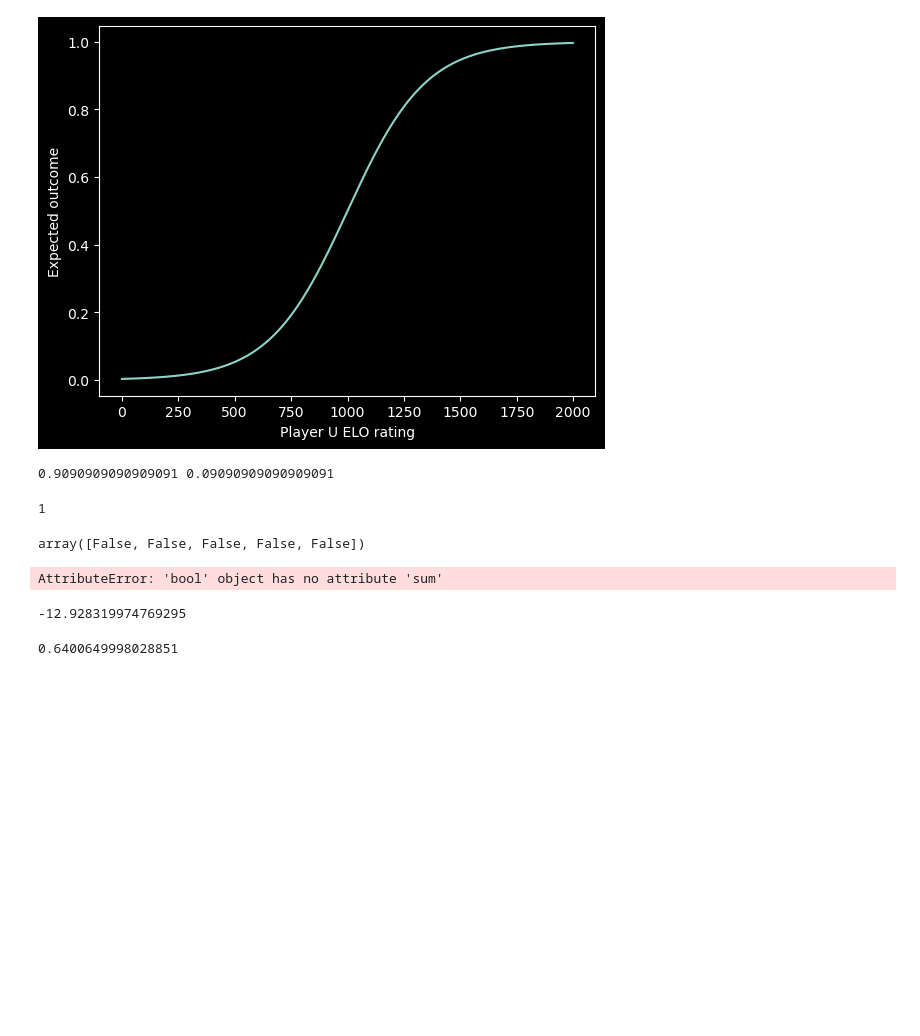
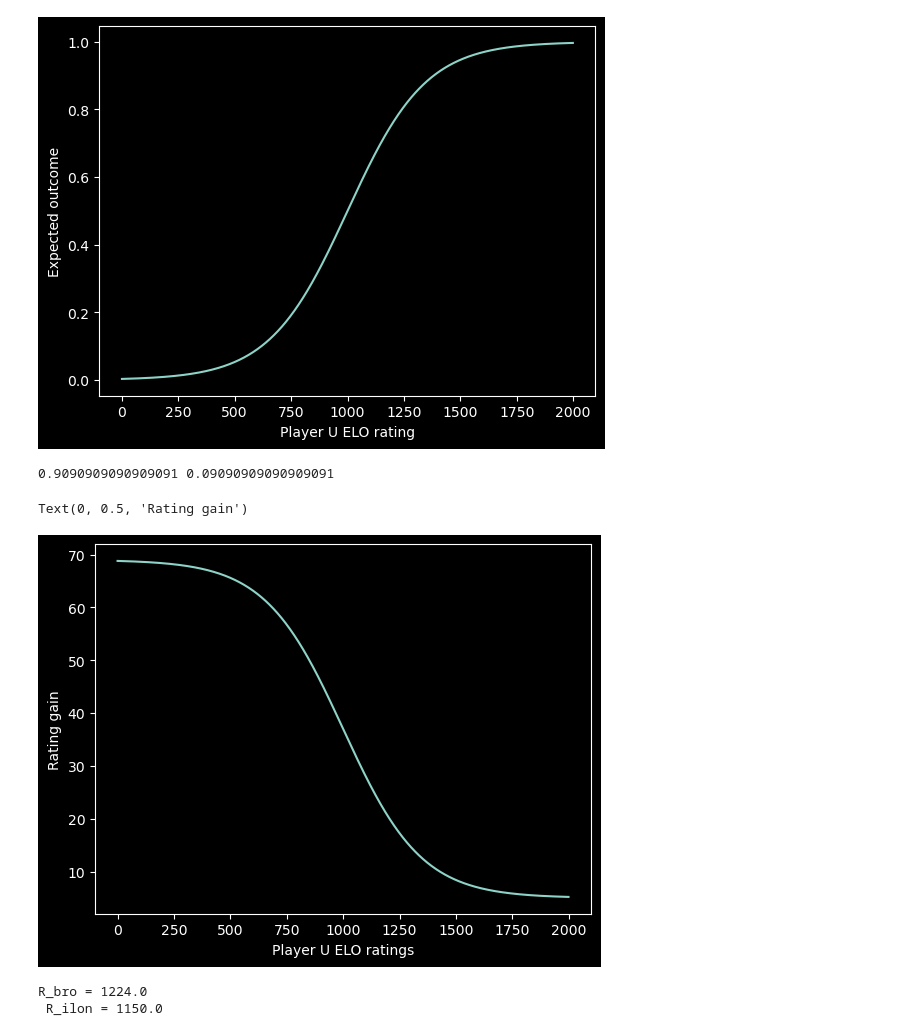
Before and after one commit to quan-possible/rf-ping-pong, a Jupyter notebook: viz.ipynb, the cells around one changed output. Saved outputs shown, nothing was run; the diff lists cells and outputs as text; code cells hidden in the pictures; blank space fills up the shorter version.

Commit message:
Refractored visualization code

```diff
--- a/viz.ipynb
+++ b/viz.ipynb
@@ -25,13 +23,5 @@ if len
-# %%
-len(np.array(1).reshape(-1))
-# %% [output]
-1
-# %%
-np.isin(np.random.rand(5),[0,1])
-# %% [output]
-array([False, False, False, False, False])
 # %%
-def rating_gain(player_rating, opponent_rating, actual_outcome: Union[list, np.ndarray], b=5, k=64):
+def rating_gain(player_rating, opponent_rating, actual_outcome: Union[list, np.ndarray], s_inv=1/400,b=5, k=64):
     """
     Calculates the change in player rating after a match based on their rating,
     their opponent's rating, and the actual outcome of the match.
@@ -44,41 +34,34 @@ def rating_gain(player_rating, opponent_rating, actual_outcome: Union[list, np.n
             list or array should be either 1 (if the player won) or 0
             (if the player lost). The length of this object should be
             the number of matches played.
         b (int, optional): A constant used in the calculation. Defaults to 5.
         k (int, optional): A constant used in the calculation. Defaults to 64.
 
     Returns:
         float: The change in the player's rating after the match.
 
     Raises:
         ValueError: If the length of the `actual_outcome` object is not equal to
         the number of matches played.
 
     Examples:
         >>> rating_gain(1500, 1400, [1, 0])
         -12.928319974769295
 
     """
+    expected_outcome = 1 / (1 + 10**((opponent_rating - player_rating) * s_inv))
     actual_outcome = np.array(actual_outcome).reshape(-1)
     assert np.isin(actual_outcome,[0,1]), "The actual outcomes are not all 0s and 1s!"
     n_match = len(actual_outcome)
     if n_match == 1:
         assert actual_outcome.item() in [0,1]
 
     actout_sum = actual_outcome.sum()
-    expout_player = expected_outcome(player_rating, opponent_rating)
-    return b*actout_sum + k*(actout_sum - n_match*expout_player)
+    return b*actout_sum + k*(actout_sum - n_match*expected_outcome)
 
 plt.plot(rating_gain(x,1000,1))
 plt.xlabel("Player U ELO ratings")
 plt.ylabel("Rating gain")
 # %% [output]
-AttributeError: 'bool' object has no attribute 'sum'
+Text(0, 0.5, 'Rating gain')
+[figure, added]
-# %%
-rating_gain(1500, 1400, [1, 0])
-# %% [output]
--12.928319974769295
-# %%
-expected_outcome(1500, 1400, s_inv=1/400)
-# %% [output]
-0.6400649998028851
@@ -87,0 +68,45 @@ def ratings_multigame(A_ratings, B_ratings, actual_outcome, s_inv = 1/400, k=64)
+# %%
+def rating_gain(player_rating, opponent_rating, actual_outcome: Union[list, np.ndarray], s_inv=1/400, b=5, k=64):
+    """
+    Calculates the change in player rating after a match based on their rating,
+    their opponent's rating, and the actual outcome of the match.
+
+    Args:
+        player_rating (float): The player's rating.
+        opponent_rating (float): The opponent's rating.
+        actual_outcome (list or array-like): A list or array-like object
+            containing the actual outcome(s) of the match. Each element of the
+            list or array should be either 1 (if the player won) or 0
+            (if the player lost). The length of this object should be
+            the number of matches played.
+        b (int, optional): A constant used in the calculation. Defaults to 5.
+        k (int, optional): A constant used in the calculation. Defaults to 64.
+
+    Returns:
+        float: The change in the player's rating after the match.
+
+    Raises:
+        ValueError: If the length of the `actual_outcome` object is not equal to
+        the number of matches played.
+
+    Examples:
+        >>> rating_gain(1500, 1400, [1, 0])
+        -12.928319974769295
+
+    """
+    expected_outcome = 1 / (1 + 10**((opponent_rating - player_rating) * s_inv))
+    actual_outcome = np.array(actual_outcome).reshape(-1)
+    assert np.isin(actual_outcome,[0,1]).all(), "The actual outcomes are not all 0s and 1s!"
+    n_match = len(actual_outcome)
+    if n_match == 1:
+        assert actual_outcome.item() in [0,1]
+
+    actout_sum = actual_outcome.sum()
+    return np.floor(b*actout_sum + k*(actout_sum - n_match*expected_outcome))
+
+R_bro = 1200 + rating_gain(1200, 1150, [1,0,1,1,0])
+R_ilon = 1150 + rating_gain(1150, 1200, [0,1,0,0,1])
+print(f"R_bro = {R_bro} \n R_ilon = {R_ilon}")
+# %% [output]
+R_bro = 1224.0
+ R_ilon = 1150.0
```
Also changed, not shown: parts of 2 cells of this notebook.
